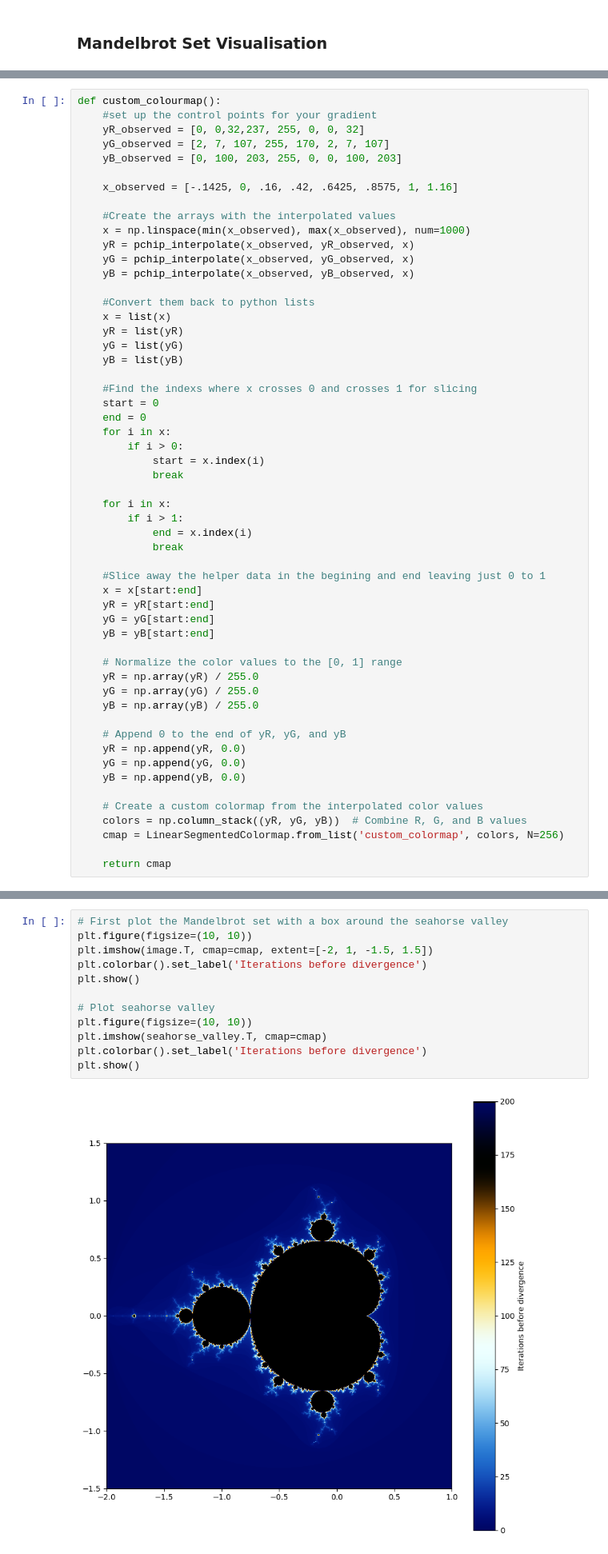
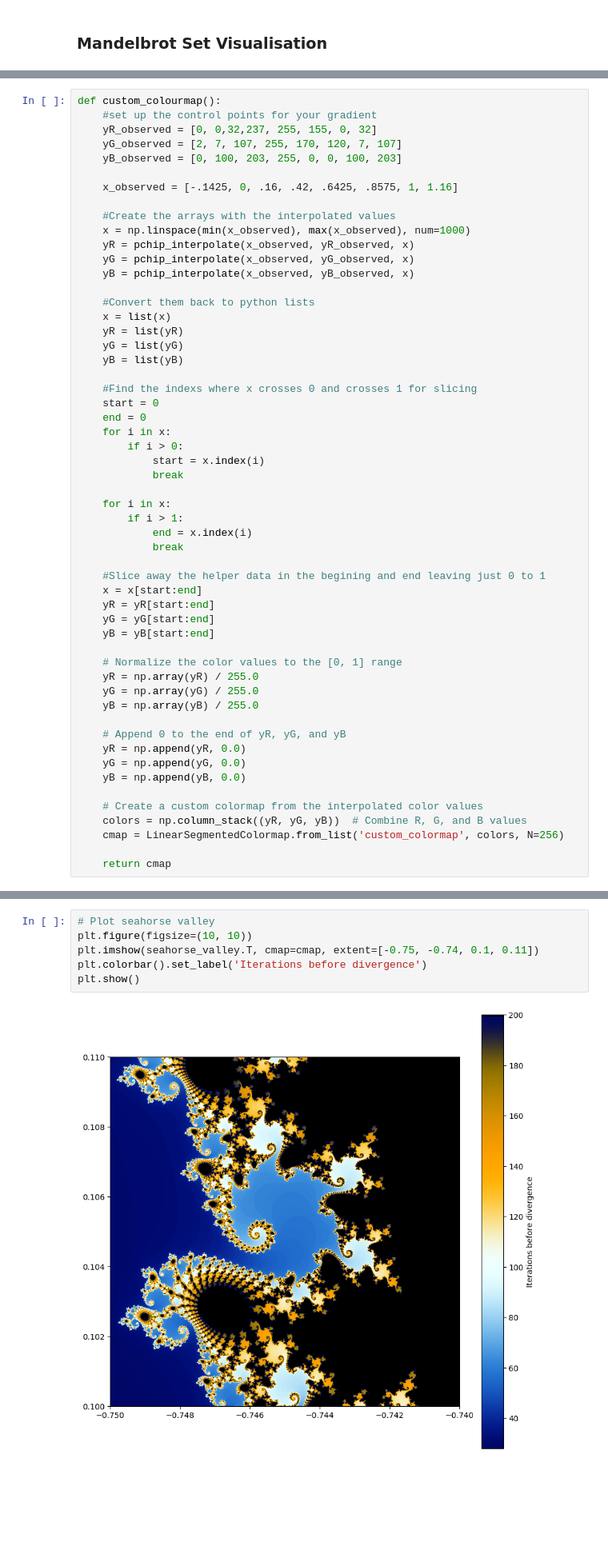
Before and after one commit to Ly-MX15/Stochastic_simulation, a Jupyter notebook: Assignment 1 Thomas.ipynb, the cells around one changed output, grey strips where cells are left out. Shown at 80% size. Drawn from its saved outputs; the diff is of its cells as text; blank space fills up the shorter version.

```diff
--- a/Assignment 1 Thomas.ipynb
+++ b/Assignment 1 Thomas.ipynb
@@ -50,8 +52,8 @@ plt.show()
 # %%
 def custom_colourmap():
     #set up the control points for your gradient
-    yR_observed = [0, 0,32,237, 255, 0, 0, 32]
-    yG_observed = [2, 7, 107, 255, 170, 2, 7, 107]
+    yR_observed = [0, 0,32,237, 255, 155, 0, 32]
+    yG_observed = [2, 7, 107, 255, 170, 120, 7, 107]
     yB_observed = [0, 100, 203, 255, 0, 0, 100, 203]
 
     x_observed = [-.1425, 0, .16, .42, .6425, .8575, 1, 1.16]
@@ -122,16 +124,10 @@ real_range = [-0.75, -0.74]
 imag_range = [0.1, 0.11]
 seahorse_valley = mandelbrot_set(width, height, real_range, imag_range, max_iter=max_iter)
 # %%
-# First plot the Mandelbrot set with a box around the seahorse valley
+# Plot seahorse valley
 plt.figure(figsize=(10, 10))
-plt.imshow(image.T, cmap=cmap, extent=[-2, 1, -1.5, 1.5])
+plt.imshow(seahorse_valley.T, cmap=cmap, extent=[-0.75, -0.74, 0.1, 0.11])
 plt.colorbar().set_label('Iterations before divergence')
 plt.show()
-
-# Plot seahorse valley
-plt.figure(figsize=(10, 10))
-plt.imshow(seahorse_valley.T, cmap=cmap)
-plt.colorbar().set_label('Iterations before divergence')
-plt.show()
 # %% [output]
-[figure, old version]
+[figure, new version]
```
Also changed, not shown: parts of 13 cells of this notebook.
